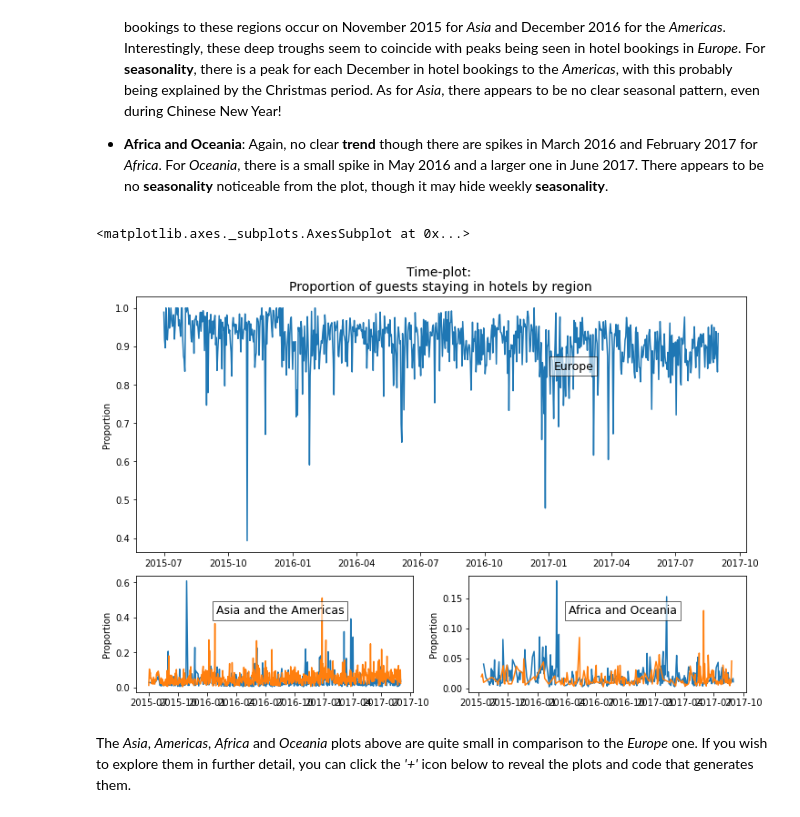
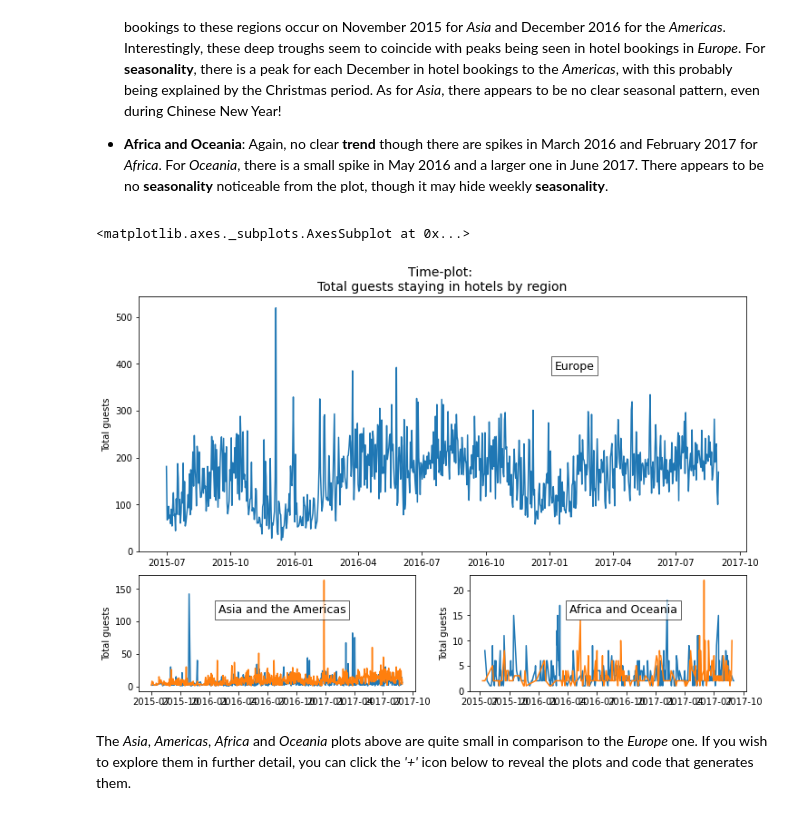
Before and after one commit to avisionh/analysis-structuralbreak, a Jupyter notebook: docs/content/features/02_01_time.ipynb, the cells around one changed output. Saved outputs shown, nothing was run; the diff lists cells and outputs as text; code cells hidden in the pictures.

```diff
--- a/docs/content/features/02_01_time.ipynb
+++ b/docs/content/features/02_01_time.ipynb
@@ -26,15 +26,15 @@ def add_titlebox(ax, text):
     return ax
 # %%
 # pass in variable from other notebook
-%store -r data_proportion
+%store -r data_join
 
 # wrangle
-## un-groupby so we get previous grouped index as columns
-data_proportion = data_proportion.reset_index()
 ## set `region` to be categorical
-data_proportion['region'] = data_proportion['region'].astype('category')
+data_join['region'] = data_join['region'].astype('category')
 
-data_proportion.info()
-data_proportion['region'].unique()
+# check column data types
+data_join.info()
+# check all unique values in `region`
+data_join['region'].unique()
 # %% [output]
 <class 'pandas.core.frame.DataFrame'>
@@ -67,30 +68,30 @@ From the time-plot below, we see that:
 # %%
 # take object-orientated approach to plotting
 
 ## set plotting grid
 gridsize = (3,2)
 fig = plt.figure(figsize = (12, 8))
 ax1 = plt.subplot2grid(shape = gridsize, loc = (0, 0), colspan = 2, rowspan = 2)
 ax2 = plt.subplot2grid(shape = gridsize, loc = (2, 0))
 ax3 = plt.subplot2grid(shape = gridsize, loc = (2, 1))
 
 ## create plots and populate grid
-ax1.set_title(label = 'Time-plot: \nProportion of guests staying in hotels by region',
+ax1.set_title(label = 'Time-plot: \nTotal guests staying in hotels by region',
               fontdict = {'fontsize': 14})
-ax1.plot('arrival_date', 'proportion_guests', data = data_europe)
-ax1.set_ylabel(ylabel = 'Proportion')
+ax1.plot('arrival_date', 'total_guests', data = data_join.query('region == "Europe"'))
+ax1.set_ylabel(ylabel = 'Total guests')
 add_titlebox(ax = ax1, text = 'Europe')
-ax2.plot('arrival_date', 'proportion_guests', data = data_proportion.query('region == "Asia"'))
-ax2.plot('arrival_date', 'proportion_guests', data = data_proportion.query('region == "Americas"'))
-ax2.set_ylabel(ylabel = 'Proportion')
+ax2.plot('arrival_date', 'total_guests', data = data_join.query('region == "Asia"'))
+ax2.plot('arrival_date', 'total_guests', data = data_join.query('region == "Americas"'))
+ax2.set_ylabel(ylabel = 'Total guests')
 add_titlebox(ax = ax2, text = 'Asia and the Americas')
-ax3.plot('arrival_date', 'proportion_guests', data = data_proportion.query('region == "Africa"'))
-ax3.plot('arrival_date', 'proportion_guests', data = data_proportion.query('region == "Oceania"'))
-ax3.set_ylabel(ylabel = 'Proportion')
+ax3.plot('arrival_date', 'total_guests', data = data_join.query('region == "Africa"'))
+ax3.plot('arrival_date', 'total_guests', data = data_join.query('region == "Oceania"'))
+ax3.set_ylabel(ylabel = 'Total guests')
 add_titlebox(ax = ax3, text = 'Africa and Oceania')
 # %% [output]
 <matplotlib.axes._subplots.AxesSubplot at 0x...>
-[figure, old version]
+[figure, new version]
 # %% [markdown]
 The *Asia*, *Americas*, *Africa* and *Oceania* plots above are quite small in comparison to the *Europe* one. If you wish to explore them in further detail, you can click the *'+'* icon below to reveal the plots and code that generates them.
 # %%
```
Also changed, not shown: parts of 5 cells of this notebook, 1 other file.
